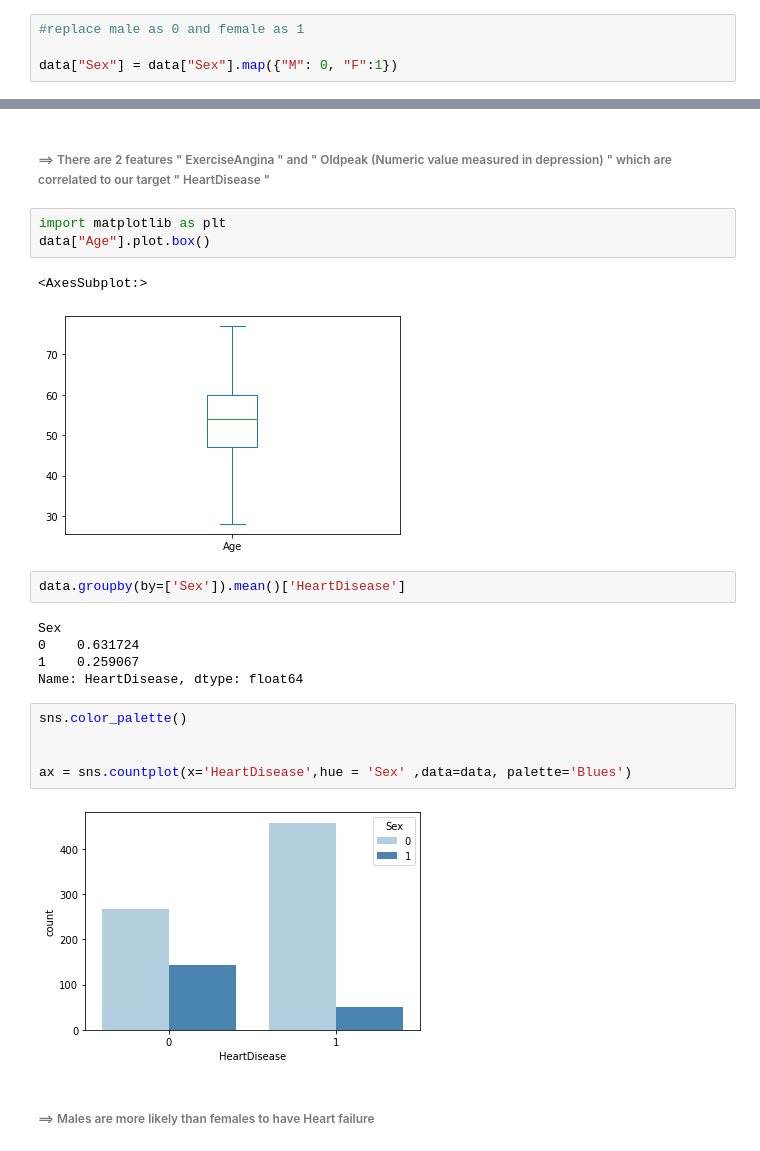
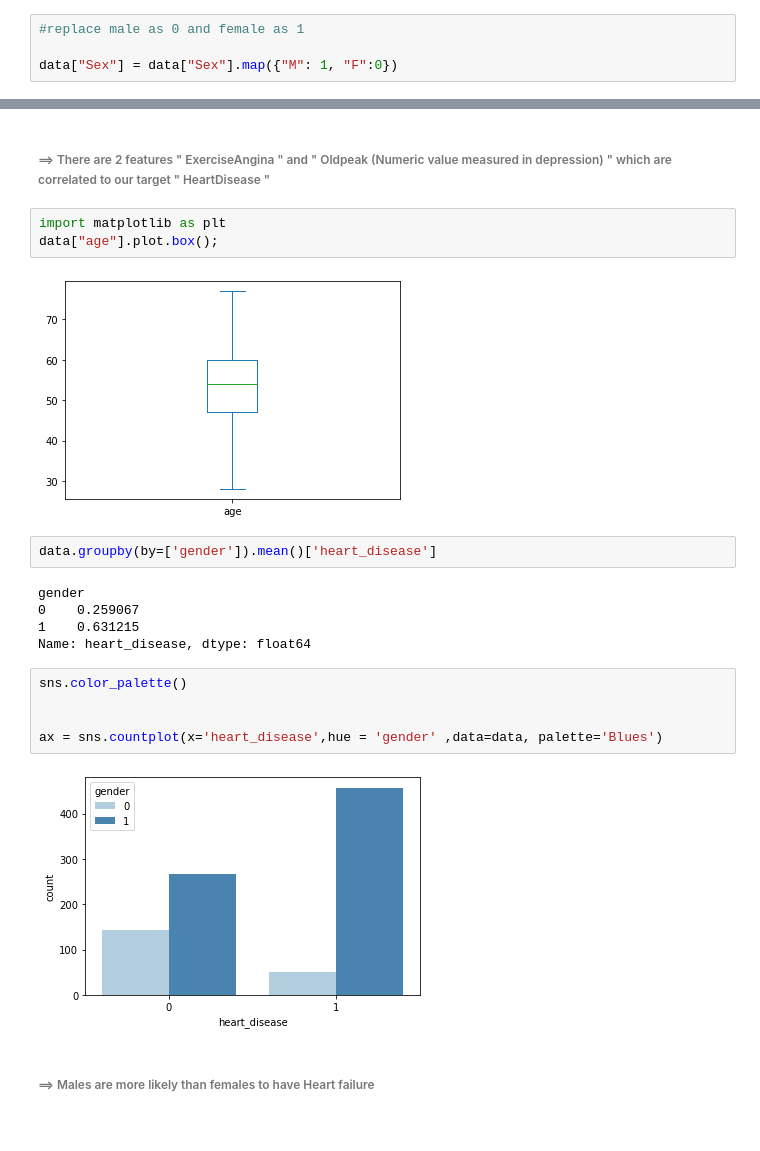
Before and after one commit to Abdou240/Python-Artificial_Intelligence, a Jupyter notebook: TechLab/Techlab/My own AI project.ipynb, the cells around one changed output, grey strips where cells are left out. Drawn from its saved outputs; the diff is of its cells as text.

```diff
--- a/TechLab/Techlab/My own AI project.ipynb
+++ b/TechLab/Techlab/My own AI project.ipynb
@@ -299,7 +299,7 @@ data.head()
 # %%
 #replace male as 0 and female as 1
 
-data["Sex"] = data["Sex"].map({"M": 0, "F":1})
+data["Sex"] = data["Sex"].map({"M": 1, "F":0})
 # %%
 #Label Encoder Function
 LE = LabelEncoder()
@@ -381,24 +400,23 @@ sns.heatmap(data.corr());
 ###### ==>  There are 2 features " ExerciseAngina " and " Oldpeak (Numeric value measured in depression) " which are correlated to our target " HeartDisease "
 # %%
 import matplotlib as plt
-data["Age"].plot.box()
+data["age"].plot.box();
 # %% [output]
-<AxesSubplot:>
 [figure]
 # %%
-data.groupby(by=['Sex']).mean()['HeartDisease']
+data.groupby(by=['gender']).mean()['heart_disease']
 # %% [output]
-Sex
-0    0.631724
-1    0.259067
-Name: HeartDisease, dtype: float64
+gender
+0    0.259067
+1    0.631215
+Name: heart_disease, dtype: float64
 # %%
 sns.color_palette()
 
 
-ax = sns.countplot(x='HeartDisease',hue = 'Sex' ,data=data, palette='Blues')
+ax = sns.countplot(x='heart_disease',hue = 'gender' ,data=data, palette='Blues')
 # %% [output]
-[figure, old version]
+[figure, new version]
 # %% [markdown]
 ###### ==> Males are more likely than females to have Heart failure
 # %%
```
Also changed, not shown: parts of 89 cells of this notebook, 1 other file.
